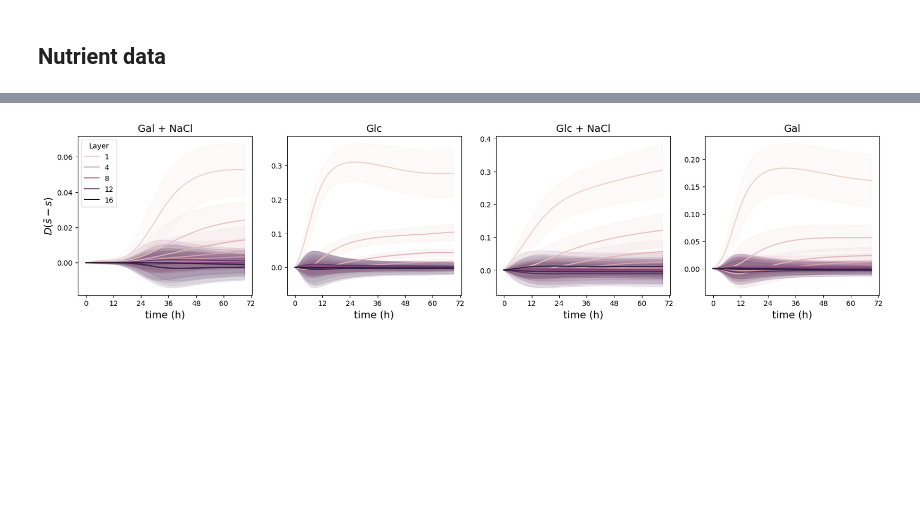
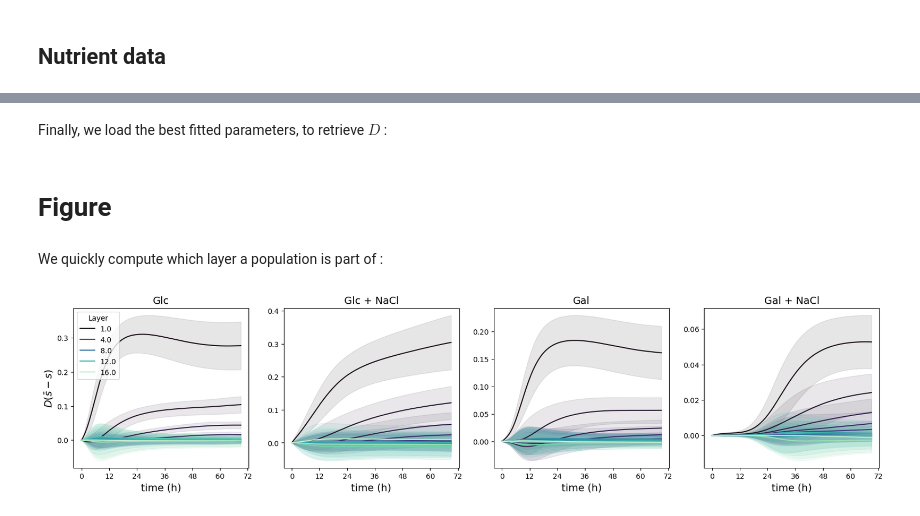
Before and after one commit to fborse/spatial-growth, a Jupyter notebook: figure-4a.ipynb, the cells around one changed output, grey strips where cells are left out. Cells and saved outputs as stored; diff of their text form; code cells hidden in the pictures; blank space fills up the shorter version.

```diff
--- a/figure-4a.ipynb
+++ b/figure-4a.ipynb
@@ -39,5 +47,11 @@ for p in plates:
+# %% [markdown]
+Finally, we load the best fitted parameters, to retrieve $D$ :
 # %%
 params = pd.read_csv("diffusion-parameters/optimal.csv")
+# %% [markdown]
+# Figure
+# %% [markdown]
+We quickly compute which layer a population is part of :
 # %%
 layers = np.empty((n_rows, n_columns))
 for r, c in product(rows, columns):
@@ -45,25 +59,26 @@ for r, c in product(rows, columns):
 # %%
 fig, axes = plt.subplots(ncols = 4, figsize = (20, 4))
 
-palette = sns.cubehelix_palette(16)
-titles = ("Gal + NaCl", "Glc", "Glc + NaCl", "Gal")
+palette = sns.color_palette("mako", 16)
+indexes = [1, 2, 3, 0]
+names = ["Glc", "Glc + NaCl", "Gal", "Gal + NaCl"]
 
-for p in plates:
+for p, env, ax in zip(indexes, names, axes):
     for k in range(16):
         dsbarms = params.loc[p, "D"] * (sbar[p] - s[p])[layers == k+3]
         avg, std = dsbarms.mean(axis = 0), dsbarms.std(axis = 0)
-        axes[p].plot(avg, label = f"{k+1}", color = palette[k])
-        axes[p].fill_between(points, avg - std, avg + std, color = palette[k], alpha = 0.1)
-    axes[p].set_title(titles[p], fontsize = fontsize)
-    axes[p].set_xlabel("time (h)", fontsize = fontsize)
-    axes[p].set_xticks([0, 36, 72, 108, 144, 180, 216], labels = [0, 12, 24, 36, 48, 60, 72])
+        ax.plot(avg, label = f"{k+1}", color = palette[k])
+        ax.fill_between(points, avg - std, avg + std, color = palette[k], alpha = 0.1)
+    ax.set_title(env, fontsize = fontsize)
+    ax.set_xlabel("time (h)", fontsize = fontsize)
+    ax.set_xticks([0, 36, 72, 108, 144, 180, 216], labels = [0, 12, 24, 36, 48, 60, 72])
 axes[0].set_ylabel(r"$D(\bar s - s)$", fontsize = fontsize)
 
 _legend = axes[0].legend(fontsize = fontsize, title_fontsize = fontsize)
-legend = axes[0].legend([ _legend.legendHandles[i-1] for i in [1, 4, 8, 12, 16] ], [1, 4, 8, 12, 16])
+legend = axes[0].legend([ _legend.legendHandles[i-1] for i in [1, 4, 8, 12, 16] ], ["1.0", "4.0", "8.0", "12.0", "16.0"])
 legend.set_title("Layer")
 
 fig.savefig(f"plots/figure-4/diff-term.pdf", bbox_inches = "tight")
 fig.savefig(f"plots/figure-4/diff-term.png", bbox_inches = "tight");
 # %% [output]
-[figure, old version]
+[figure, new version]
```
Also changed, not shown: parts of 4 cells of this notebook, 13 other files.
